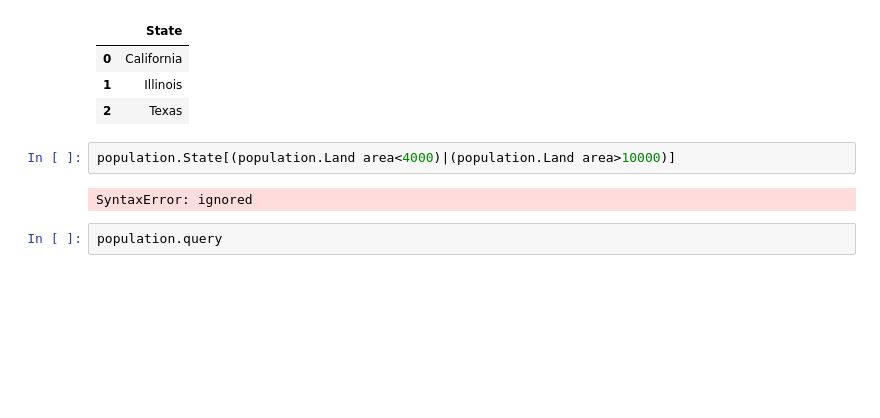
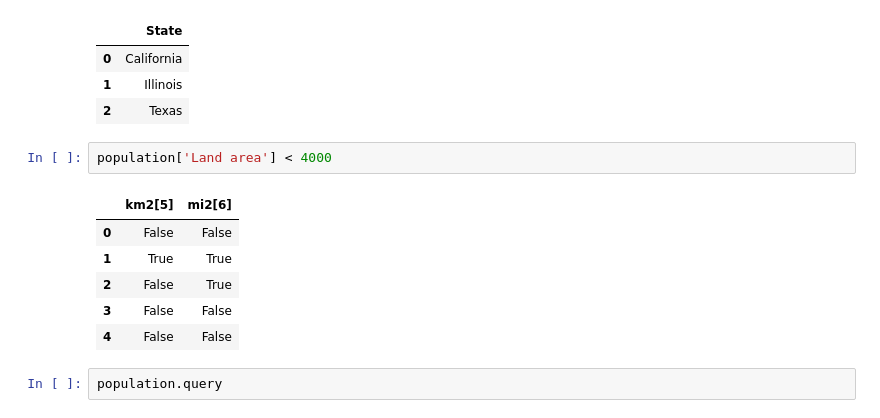
Before and after one commit to shimjide123/datman, a Jupyter notebook: Yu_Nong_ps1_data_management.ipynb, the cells around one changed output. Cells and saved outputs as stored; diff of their text form; blank space fills up the shorter version.

```diff
--- a/Yu_Nong_ps1_data_management.ipynb
+++ b/Yu_Nong_ps1_data_management.ipynb
@@ -386,9 +412,14 @@ population['State'][0:3]
 | 1 | Illinois |
 | 2 | Texas |
 # %%
-population.State[(population.Land area<4000)|(population.Land area>10000)]
+population['Land area'] < 4000
 # %% [output]
-SyntaxError: ignored
+|  | km2[5] | mi2[6] |
+| 0 | False | False |
+| 1 | True | True |
+| 2 | False | True |
+| 3 | False | False |
+| 4 | False | False |
 # %%
 population.query
 # %% [output]
```
Also changed, not shown: parts of 15 cells of this notebook.
